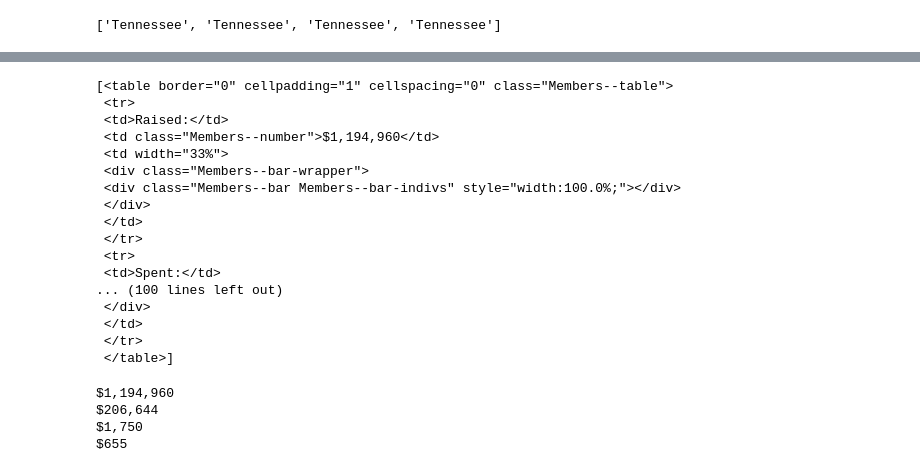
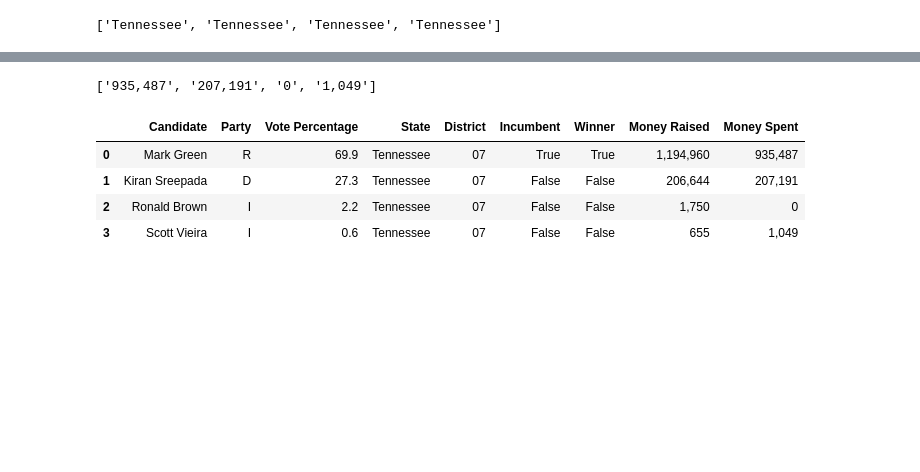
Before and after one commit to nss-data-science-cohort-7/webscraping-open-secrets-boo-tiful-minds, a Jupyter notebook: notebooks/House of Rep Project.ipynb, the cells around one changed output, grey strips where cells are left out. Drawn from its saved outputs; the diff is of its cells as text; code cells hidden in the pictures; blank space fills up the shorter version.

Commit message:
finished raised and spent

```diff
--- a/notebooks/House of Rep Project.ipynb
+++ b/notebooks/House of Rep Project.ipynb
@@ -8,6 +73,7 @@ from bs4 import BeautifulSoup
 # %%
 #URL for 7th District candidates
-URL = "https://www.opensecrets.org/races/candidates?cycle=2020&id=TN07&spec=N"
+
+URL = f"https://www.opensecrets.org/races/candidates?cycle=2020&id=TN07&spec=N"
 
 response = requests.get(URL)
 politician_soup = BeautifulSoup(response.text)
@@ -166,5 +211,0 @@ politician_soup.findAll('table', {'class': "Members--table"})
-# %%
-money_raised = politician_soup.findAll('table', {'class': "Members--table"})
-for money in money_raised:
-    money
-    print(money)
@@ -189,30 +212,30 @@ for money in money_raised:
-# %%
-politician_soup.findAll('table',{'class':"Members--table"})
-# %% [output]
-[<table border="0" cellpadding="1" cellspacing="0" class="Members--table">
- <tr>
- <td>Raised:</td>
- <td class="Members--number">$1,194,960</td>
- <td width="33%">
- <div class="Members--bar-wrapper">
- <div class="Members--bar Members--bar-indivs" style="width:100.0%;"></div>
- </div>
- </td>
- </tr>
- <tr>
- <td>Spent:</td>
-... (100 lines left out)
- </div>
- </td>
- </tr>
- </table>]
 # %%
+#Find raised money for each candidate
+
+money_raised = politician_soup.findAll('table', {'class': "Members--table"})
+
+raised_money = []
 for money in money_raised:
-    raised = money.findAll('td')[1]
-    for money in raised:
-        print(money)
+    raised = money.findAll('td')[1].text
+    raised_money.append(raised[1:])
-# %% [output]
-$1,194,960
-$206,644
-$1,750
-$655
+# %%
+#Find spent money for each candidate
+
+spent_money = []
+for money in money_raised:
+    spent = money.findAll('td')[4].text
+    spent_money.append(spent[1:])
+# %%
+spent_money
+# %% [output]
+['935,487', '207,191', '0', '1,049']
+# %%
+TN=zip(candidate_names, candidate_parties, percentage_votes, states, district_numbers, is_incumbent, is_winner, raised_money,spent_money,)
+TN_df=pd.DataFrame(TN, columns=['Candidate', 'Party', 'Vote Percentage', 'State', 'District', 'Incumbent', 'Winner', 'Money Raised','Money Spent'])
+TN_df
+# %% [output]
+|  | Candidate | Party | Vote Percentage | State | District | Incumbent | Winner | Money Raised | Money Spent |
+| 0 | Mark Green | R | 69.9 | Tennessee | 07 | True | True | 1,194,960 | 935,487 |
+| 1 | Kiran Sreepada | D | 27.3 | Tennessee | 07 | False | False | 206,644 | 207,191 |
+| 2 | Ronald Brown | I | 2.2 | Tennessee | 07 | False | False | 1,750 | 0 |
+| 3 | Scott Vieira | I | 0.6 | Tennessee | 07 | False | False | 655 | 1,049 |
```
Also changed, not shown: parts of 9 cells of this notebook.
